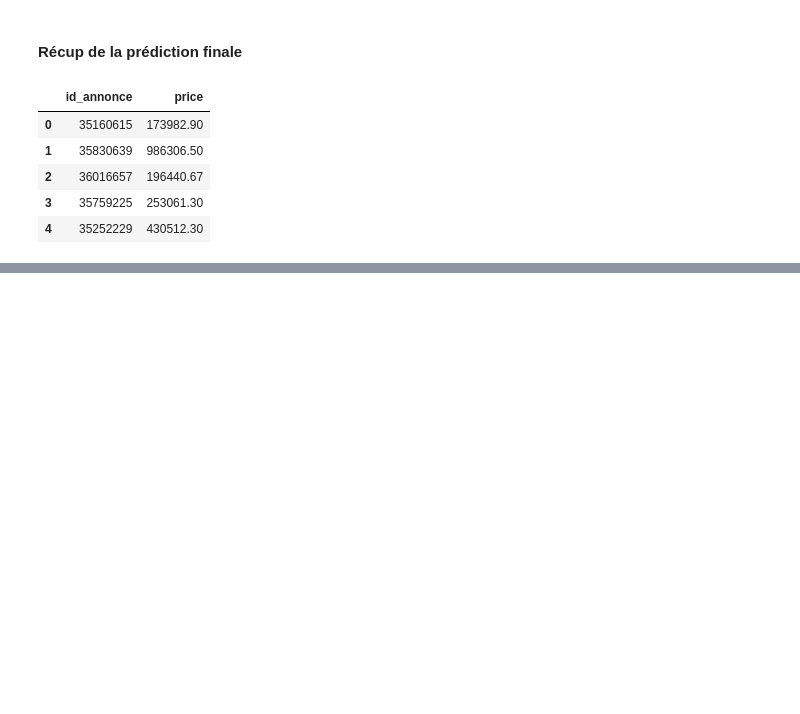
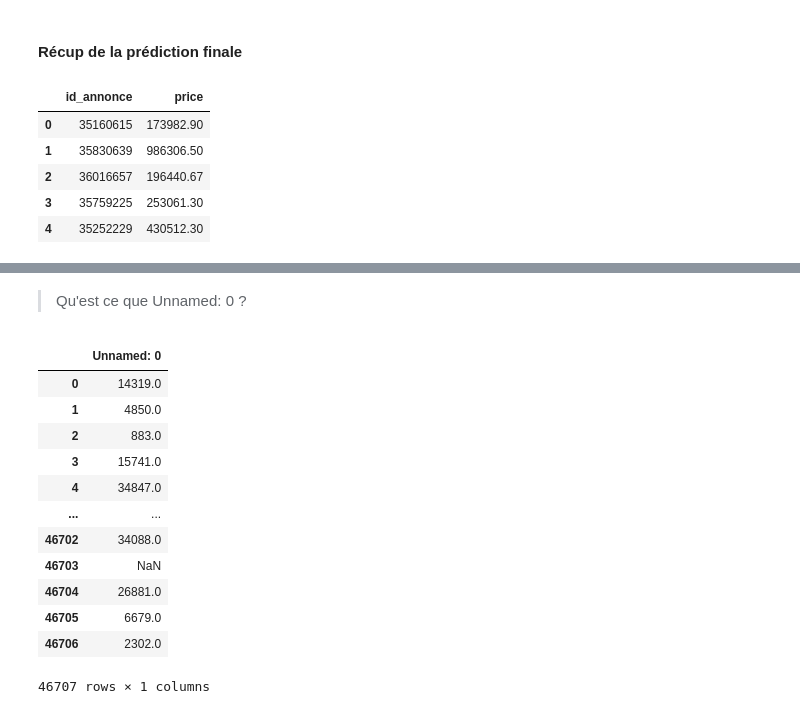
Before and after one commit to Clemflannagahn/STASC, a Jupyter notebook: Test_ML/modèle_prédiction.ipynb, the cells around one changed output, grey strips where cells are left out. Saved outputs shown, nothing was run; the diff lists cells and outputs as text; code cells hidden in the pictures; blank space fills up the shorter version.

```diff
--- a/Test_ML/modèle_prédiction.ipynb
+++ b/Test_ML/modèle_prédiction.ipynb
@@ -201,0 +187,18 @@ xgb.plot_importance(xgb_best)
+# %% [markdown]
+> Qu'est ce que Unnamed: 0 ?
+# %%
+X[["energy_performance_value"]]
+# %% [output]
+|  | Unnamed: 0 |
+| 0 | 14319.0 |
+| 1 | 4850.0 |
+| 2 | 883.0 |
+| 3 | 15741.0 |
+| 4 | 34847.0 |
+| ... | ... |
+| 46702 | 34088.0 |
+| 46703 | NaN |
+| 46704 | 26881.0 |
+| 46705 | 6679.0 |
+| 46706 | 2302.0 |
+46707 rows × 1 columns
```
Also changed, not shown: parts of 4 cells of this notebook, 6 other files.
